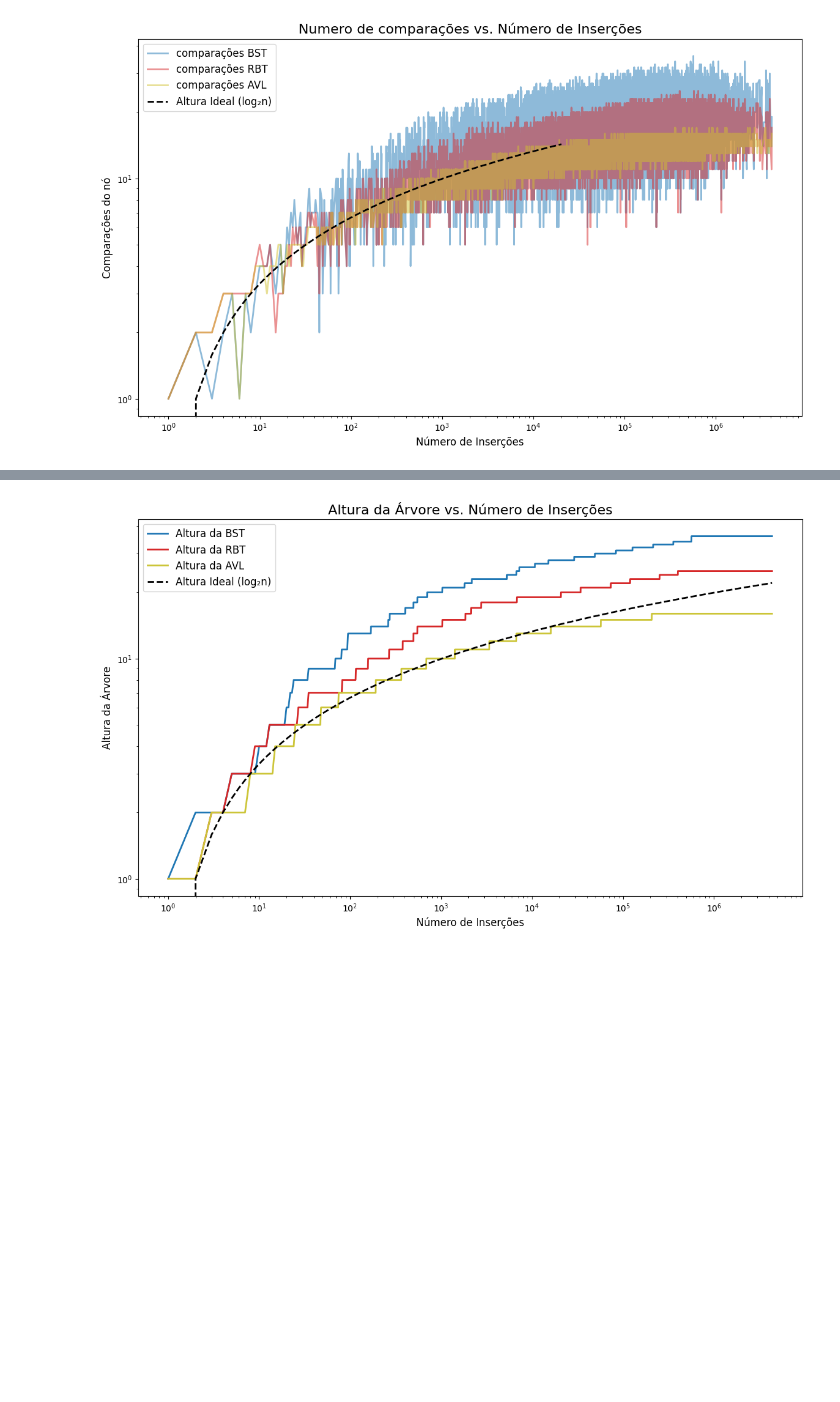
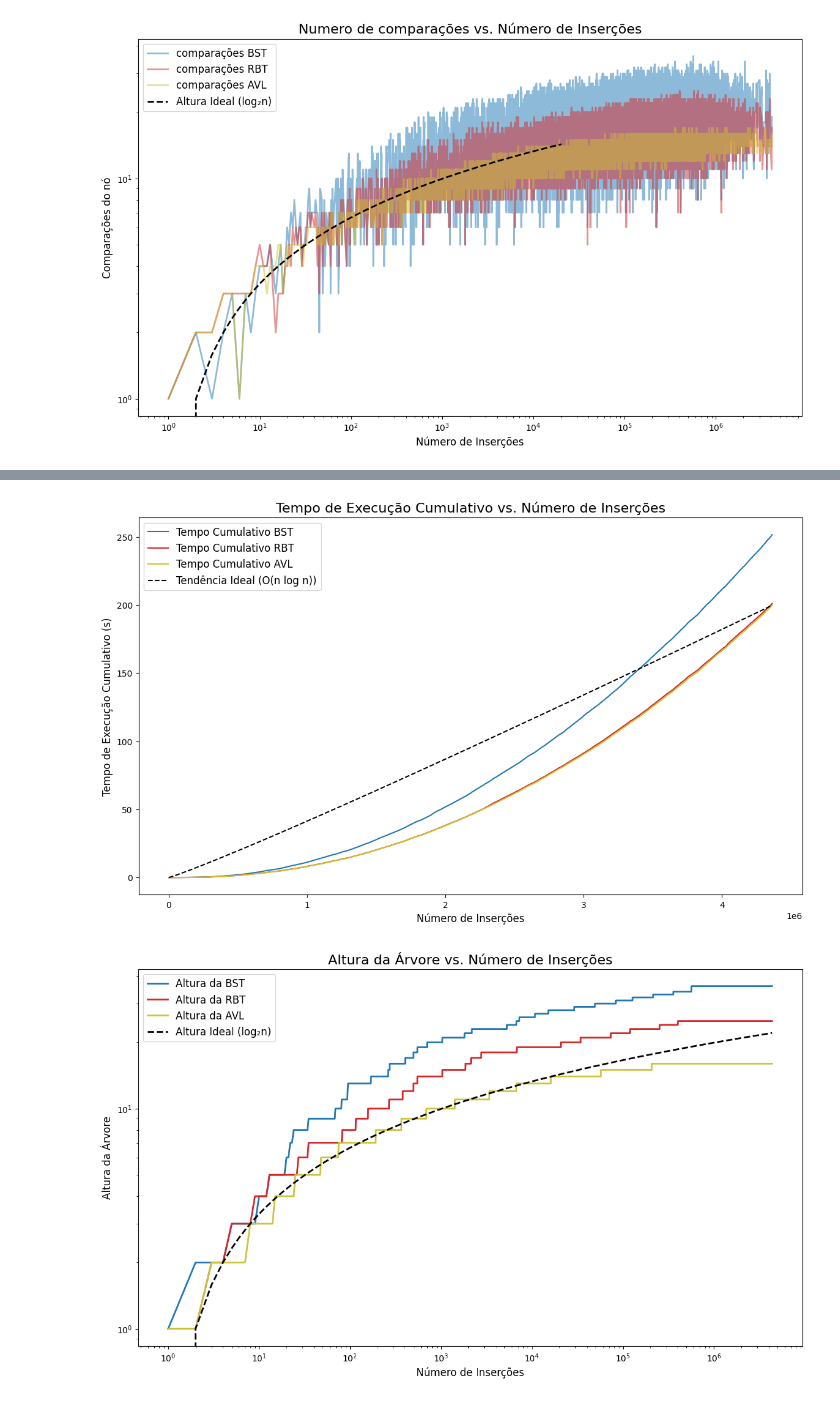
Before and after one commit to szacomelli/ed-inv-index, a Jupyter notebook: vis/data.ipynb, the cells around one changed output, grey strips where cells are left out. Drawn from its saved outputs; the diff is of its cells as text; code cells hidden in the pictures; blank space fills up the shorter version.

```diff
--- a/vis/data.ipynb
+++ b/vis/data.ipynb
@@ -201,3 +203,51 @@ plt.show()
+# %%
+# --- Calculate Cumulative Running Time ---
+# Use .cumsum() to get the sum of execution time as it accumulates
+w_in_rbt['tempo_cumulativo'] = w_in_rbt['tempo de execução'].cumsum()
+w_in_bst['tempo_cumulativo'] = w_in_bst['tempo de execução'].cumsum()
+w_in_avl['tempo_cumulativo'] = w_in_avl['tempo de execução'].cumsum()
+
+# --- Create an 'insertions' column for the x-axis ---
+w_in_rbt['inserções'] = np.arange(1, len(w_in_rbt) + 1)
+w_in_bst['inserções'] = np.arange(1, len(w_in_bst) + 1)
+w_in_avl['inserções'] = np.arange(1, len(w_in_avl) + 1)
+
+# --- Calculate the theoretical O(n log n) curve ---
+# Use the number of insertions from the largest dataset
+n = max(len(w_in_rbt), len(w_in_bst), len(w_in_avl))
+x_axis = np.arange(1, n + 1)
+
+# Calculate a scaled n*log(n).
+last_avl_time = w_in_avl['tempo_cumulativo'].iloc[-1]
+last_n_log_n = n * np.log2(n)
+scaling_factor = last_avl_time / last_n_log_n
+
+# The ideal O(n log n) trend line, scaled to your data
+n_log_n_trend = scaling_factor * (x_axis * np.log2(x_axis))
+
+
+# --- Create the Plot ---
+plt.figure(figsize=(14, 8))
+
+# Plot the cumulative running time for each tree
+plt.plot(w_in_bst['inserções'], w_in_bst['tempo_cumulativo'], label='Tempo Cumulativo BST', color='#1f77b4')
+plt.plot(w_in_rbt['inserções'], w_in_rbt['tempo_cumulativo'], label='Tempo Cumulativo RBT', color='#d62728')
+plt.plot(w_in_avl['inserções'], w_in_avl['tempo_cumulativo'], label='Tempo Cumulativo AVL', color='#d1c12f')
+
+# Plot the ideal O(n log n) trend line for comparison
+plt.plot(x_axis, n_log_n_trend, label='Tendência Ideal (O(n log n))', color='black', linestyle='--')
+
+
+# --- Formatting the Plot ---
+plt.title('Tempo de Execução Cumulativo vs. Número de Inserções', fontsize=16)
+plt.xlabel('Número de Inserções', fontsize=12)
+plt.ylabel('Tempo de Execução Cumulativo (s)', fontsize=12)
+plt.legend(fontsize=12, loc='upper left')
+
+plt.savefig('tempos_de_execução.png')
+plt.show()
+# %% [output]
+[figure, added]
 # %%
 w_in_rbt['inserções'] = np.arange(1, len(w_in_rbt) + 1)
 w_in_bst['inserções'] = np.arange(1, len(w_in_bst) + 1)
```
Also changed, not shown: parts of 4 cells of this notebook, 3 other files.
